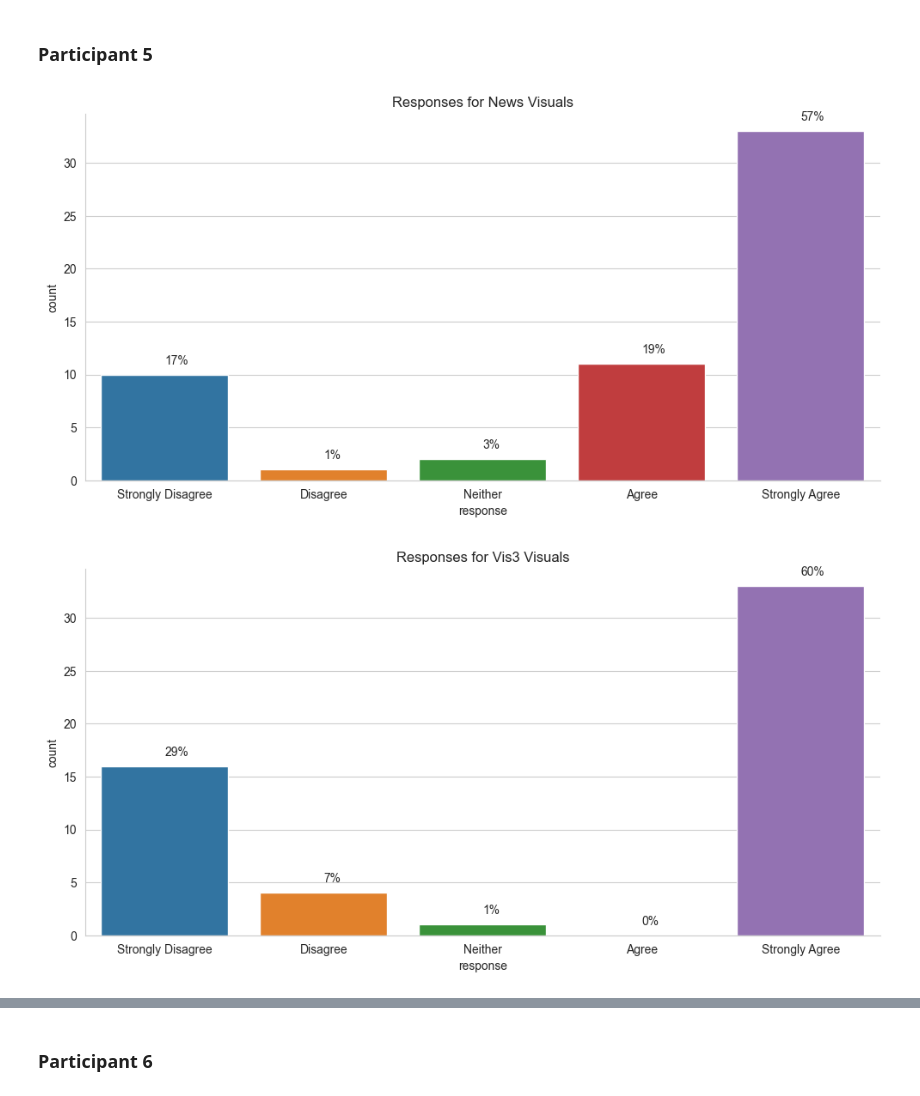
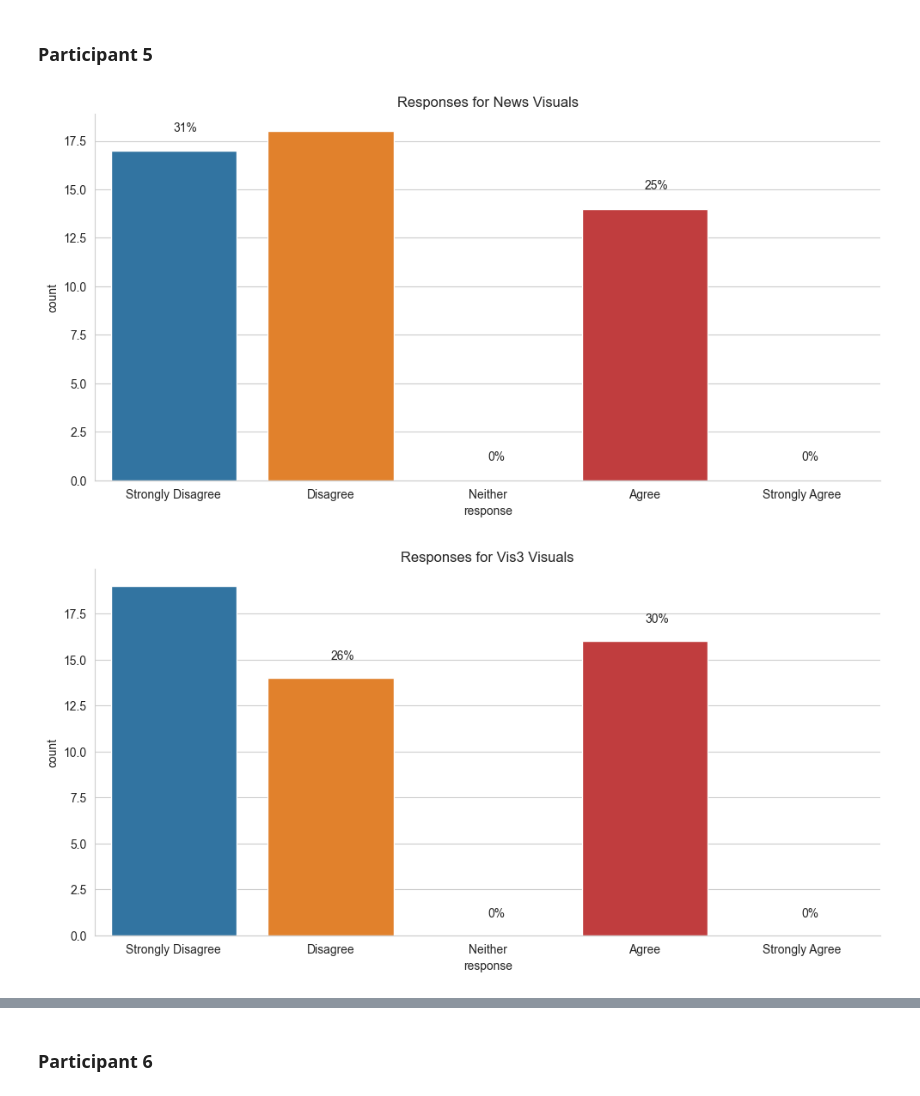
Before and after one commit to iamsaugatpandey/Trust, a Jupyter notebook: backend/surveys/quiz/analysis-script.ipynb, the cells around one changed output, grey strips where cells are left out. Drawn from its saved outputs; the diff is of its cells as text; code cells hidden in the pictures.

Commit message:
stacked, non-stacked concatenated data, cleaned all data

```diff
--- a/backend/surveys/quiz/analysis-script.ipynb
+++ b/backend/surveys/quiz/analysis-script.ipynb
@@ -7,6 +7,8 @@ import pandas as pd
 import numpy as np
 from matplotlib import pyplot as plt
 import seaborn as sns
+
+RESPONSES = ['Strongly Disagree', 'Disagree', 'Neither', 'Agree', 'Strongly Agree']
 
 %matplotlib inline
 
@@ -33,12 +35,6 @@ def get_text_file_responses(data_file):
     return data['responses']
 # %% [markdown]
 Clean code of duplicates
-# %%
-cleanData = {}
-
-for key,value in js.items():
-    if key not in cleanData.values():
-        cleanData[key] = value
 # %%
 cleanData['responses'].keys()
 # %% [output]
@@ -92,6 +88,8 @@ government    62
 vis1          60
 vis2          58
 Name: folder, dtype: int64
+# %%
+df = df.drop_duplicates(['name', 'image'], keep='last')
 # %% [markdown]
 ## Visuals: Relationship between Visualization Type and Response Value
 # %% [markdown]
@@ -124,0 +132,20 @@ df.shape[0]
+# %%
+def plot_response(df, folder_name):
+
+    sns.catplot(data=df.loc[df['folder'] == folder_name],
+            x='response',
+            kind="count",
+            height=5,
+            aspect=2,
+            order=RESPONSES)
+
+    plt.title(f"Responses for {folder_name.capitalize()} Visuals")
+
+    count = 0
+    for response in RESPONSES:
+        height = df.loc[(df['response'] == response) &\
+                       (df['folder'] == folder_name)
+                      ].shape[0]
+        total_rows = df.loc[df['folder'] == folder_name].shape[0]
+        plt.annotate(f"{int((height/total_rows)*100)}%", (count, height+1))
+        count += 1
@@ -264,30 +427,32 @@ plot_response(df4, 'vis2')
 # %%
 #Get
 data_file = 'CAst6IJu1mbQh4VGPrs7Mw.txt'
 
 # reading the data from the file
 with open(data_file) as f:
     data = f.read()
 
 # reconstructing the data as a dictionary
 js5 = json.loads(data)
 
 cleanData = {}
 
 for key,value in js5.items():
     if key not in cleanData.values():
         cleanData[key] = value
 
 df5 = create_table(cleanData['responses'])
+df5 = df.drop_duplicates(['name', 'image'], keep='last')
+
 
 sns.set_style('whitegrid')
 
 plot_response(df5, 'news')
 plot_response(df5, 'vis3')
 plot_response(df5, 'science')
 plot_response(df5, 'government')
 plot_response(df5, 'vis1')
 plot_response(df5, 'vis2')
 # %% [output]
-[figure, old version]
+[figure, new version]
-[figure, old version]
+[figure, new version]
```
Also changed, not shown: parts of 49 cells of this notebook.
